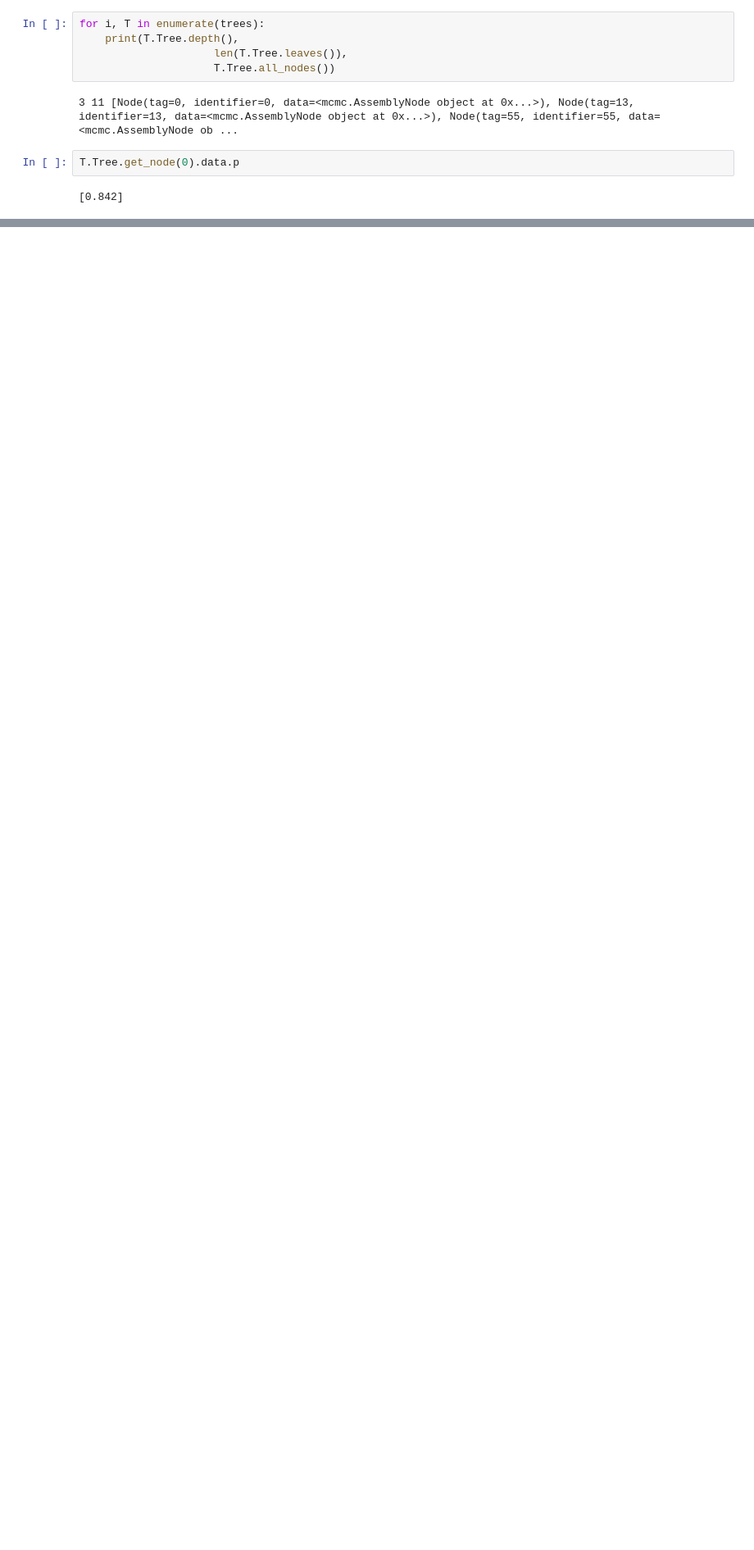
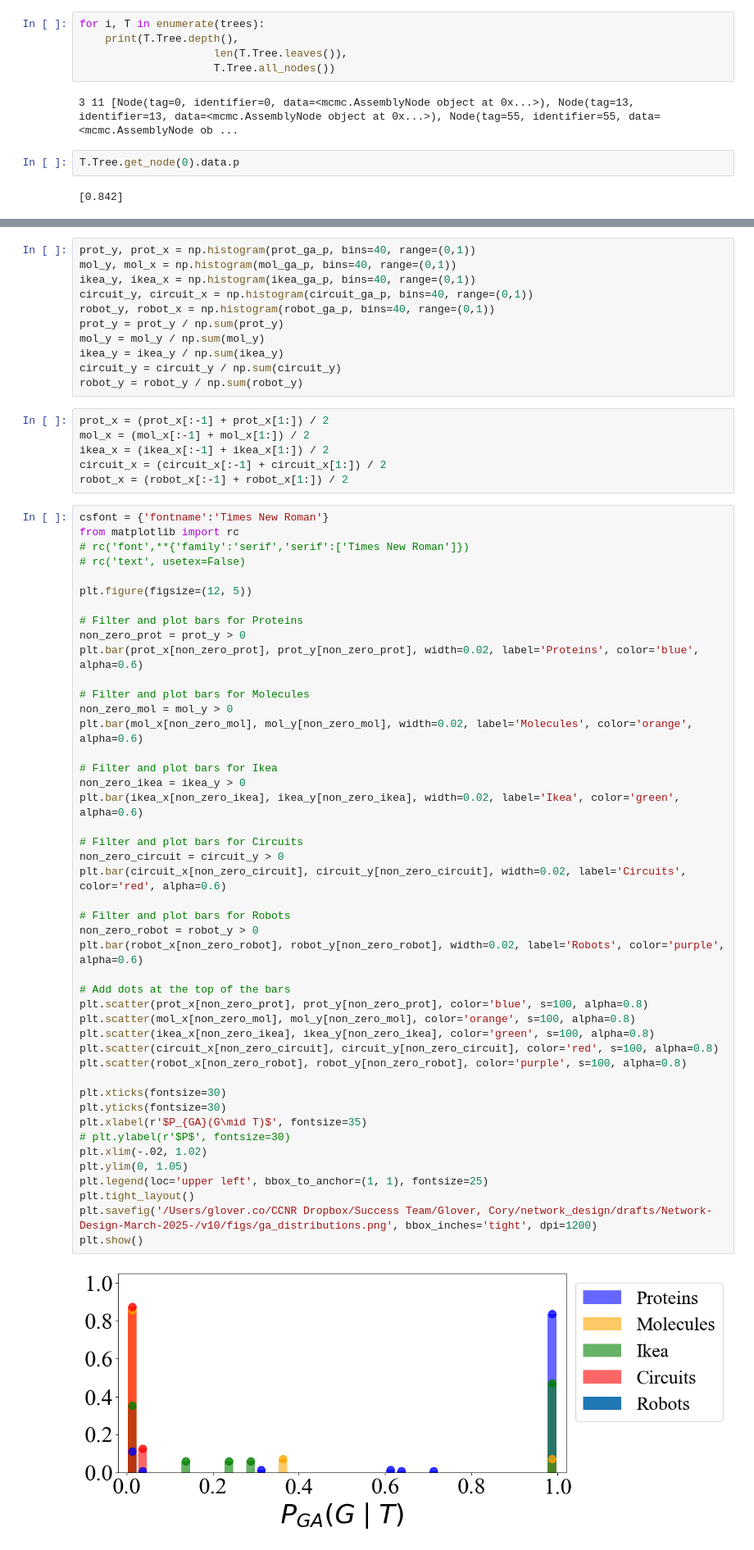
Before and after one commit to coryglover/NetDesign, a Jupyter notebook: notebooks/figs.ipynb, the cells around one changed output, grey strips where cells are left out. Shown at 82% size. Saved outputs shown, nothing was run; the diff lists cells and outputs as text; blank space fills up the shorter version.

```diff
--- a/notebooks/figs.ipynb
+++ b/notebooks/figs.ipynb
@@ -756,0 +945,64 @@ T.Tree.get_node(0).data.p
+# %%
+prot_y, prot_x = np.histogram(prot_ga_p, bins=40, range=(0,1))
+mol_y, mol_x = np.histogram(mol_ga_p, bins=40, range=(0,1))
+ikea_y, ikea_x = np.histogram(ikea_ga_p, bins=40, range=(0,1))
+circuit_y, circuit_x = np.histogram(circuit_ga_p, bins=40, range=(0,1))
+robot_y, robot_x = np.histogram(robot_ga_p, bins=40, range=(0,1))
+prot_y = prot_y / np.sum(prot_y)
+mol_y = mol_y / np.sum(mol_y)
+ikea_y = ikea_y / np.sum(ikea_y)
+circuit_y = circuit_y / np.sum(circuit_y)
+robot_y = robot_y / np.sum(robot_y)
+# %%
+prot_x = (prot_x[:-1] + prot_x[1:]) / 2
+mol_x = (mol_x[:-1] + mol_x[1:]) / 2
+ikea_x = (ikea_x[:-1] + ikea_x[1:]) / 2
+circuit_x = (circuit_x[:-1] + circuit_x[1:]) / 2
+robot_x = (robot_x[:-1] + robot_x[1:]) / 2
+# %%
+csfont = {'fontname':'Times New Roman'}
+from matplotlib import rc
+# rc('font',**{'family':'serif','serif':['Times New Roman']})
+# rc('text', usetex=False)
+
+plt.figure(figsize=(12, 5))
+
+# Filter and plot bars for Proteins
+non_zero_prot = prot_y > 0
+plt.bar(prot_x[non_zero_prot], prot_y[non_zero_prot], width=0.02, label='Proteins', color='blue', alpha=0.6)
+
+# Filter and plot bars for Molecules
+non_zero_mol = mol_y > 0
+plt.bar(mol_x[non_zero_mol], mol_y[non_zero_mol], width=0.02, label='Molecules', color='orange', alpha=0.6)
+
+# Filter and plot bars for Ikea
+non_zero_ikea = ikea_y > 0
+plt.bar(ikea_x[non_zero_ikea], ikea_y[non_zero_ikea], width=0.02, label='Ikea', color='green', alpha=0.6)
+
+# Filter and plot bars for Circuits
+non_zero_circuit = circuit_y > 0
+plt.bar(circuit_x[non_zero_circuit], circuit_y[non_zero_circuit], width=0.02, label='Circuits', color='red', alpha=0.6)
+
+# Filter and plot bars for Robots
+non_zero_robot = robot_y > 0
+plt.bar(robot_x[non_zero_robot], robot_y[non_zero_robot], width=0.02, label='Robots', color='purple', alpha=0.6)
+
+# Add dots at the top of the bars
+plt.scatter(prot_x[non_zero_prot], prot_y[non_zero_prot], color='blue', s=100, alpha=0.8)
+plt.scatter(mol_x[non_zero_mol], mol_y[non_zero_mol], color='orange', s=100, alpha=0.8)
+plt.scatter(ikea_x[non_zero_ikea], ikea_y[non_zero_ikea], color='green', s=100, alpha=0.8)
+plt.scatter(circuit_x[non_zero_circuit], circuit_y[non_zero_circuit], color='red', s=100, alpha=0.8)
+plt.scatter(robot_x[non_zero_robot], robot_y[non_zero_robot], color='purple', s=100, alpha=0.8)
+
+plt.xticks(fontsize=30)
+plt.yticks(fontsize=30)
+plt.xlabel(r'$P_{GA}(G\mid T)$', fontsize=35)
+# plt.ylabel(r'$P$', fontsize=30)
+plt.xlim(-.02, 1.02)
+plt.ylim(0, 1.05)
+plt.legend(loc='upper left', bbox_to_anchor=(1, 1), fontsize=25)
+plt.tight_layout()
+plt.savefig('/Users/glover.co/CCNR Dropbox/Success Team/Glover, Cory/network_design/drafts/Network-Design-March-2025-/v10/figs/ga_distributions.png', bbox_inches='tight', dpi=1200)
+plt.show()
+# %% [output]
+[figure, added]
```
Also changed, not shown: parts of 12 cells of this notebook, 10 other files.
